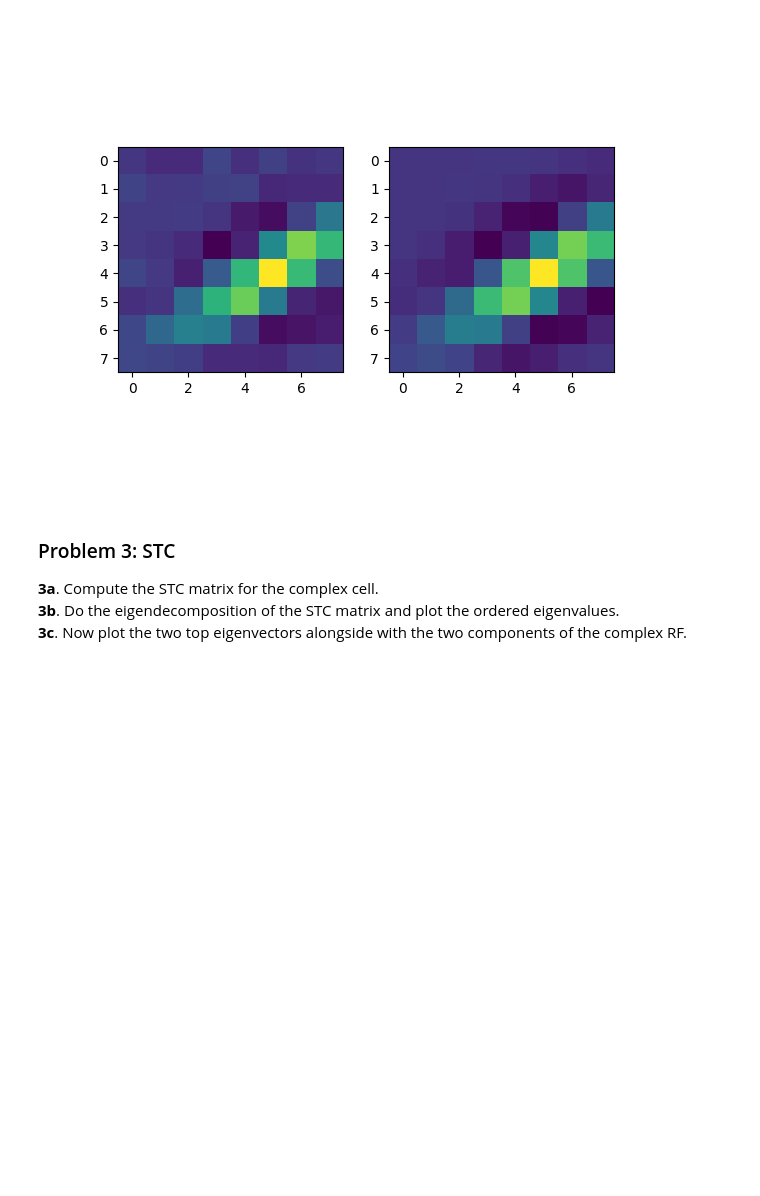
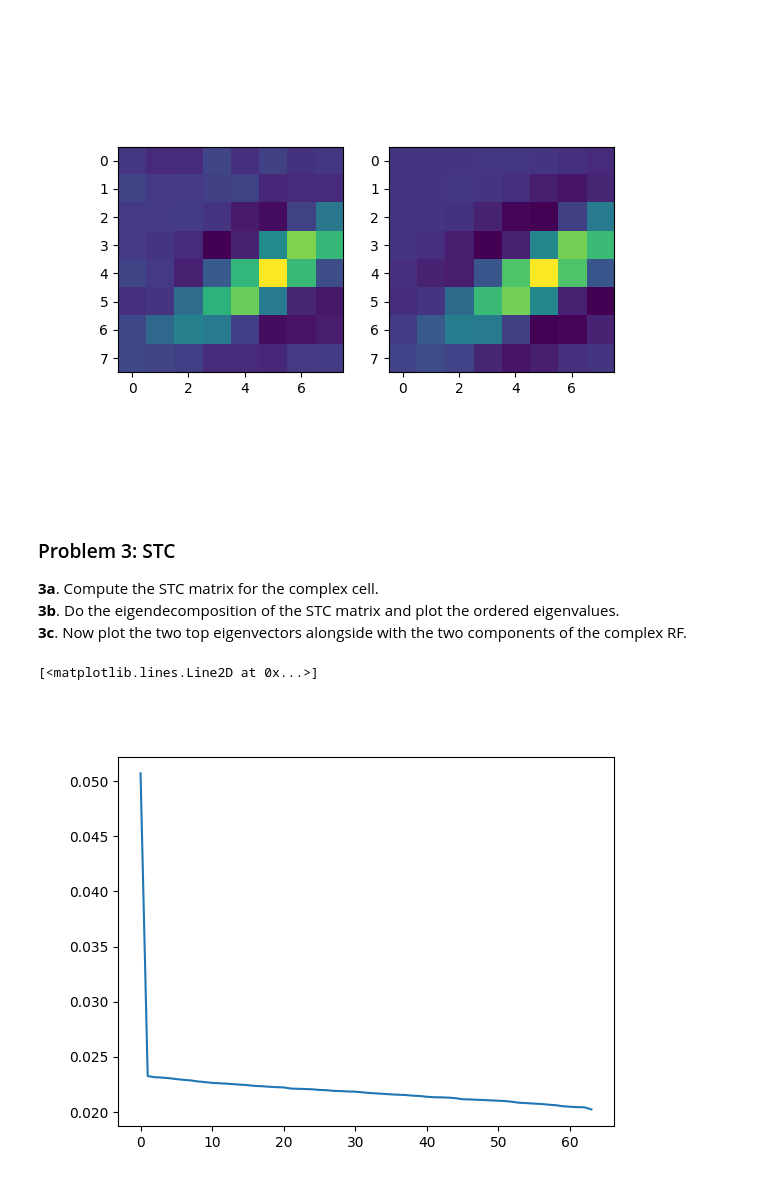
Before and after one commit to dbasrai/nuin443, a Jupyter notebook: problemSets/NUIN443_ps2_SystId-diya.ipynb, the cells around one changed output. Cells and saved outputs as stored; diff of their text form; code cells hidden in the pictures; blank space fills up the shorter version.

```diff
--- a/problemSets/NUIN443_ps2_SystId-diya.ipynb
+++ b/problemSets/NUIN443_ps2_SystId-diya.ipynb
@@ -124,7 +124,32 @@ ax[1].imshow(rf_groundtruth['simple_spatialKernel'])
 # %%
 # 3a. Compute the STC for the complex cell.
 # Remember that you need to subtract the STA, so that needs to be computed first!
+stim= stim_data['stim_sequence'].astype('float')
+stim_ts = stim_data['stim_ts_sec']
+#s_spikes = spike_data['spike_counts_simpleCell']
+c_spikes = spike_data['spike_counts_complexCell']
+spikes_ts = spike_data['spike_ts_sec']
+
+spikes_per_stim = []
+for stim_t in stim_ts:
+    spikes_per_stim.append(np.sum(c_spikes[np.logical_and(spikes_ts > stim_t, spikes_ts < stim_t+.1)]))
+
+spikes_per_stim = np.array(spikes_per_stim)
+stim_reshape =stim.reshape(stim.shape[0]*stim.shape[1], stim.shape[2]).T
+
+STA = 1/np.sum(c_spikes) * (spikes_per_stim @ stim_reshape)
+
+STC = 1/np.sum(c_spikes) * ((stim_reshape - STA).T @ (stim_reshape - STA))
 # %%
 # 3b. Do the eigendecomposition of the STC matrix and plot the ordered eigenvalues
 # (note that an ordered output is not guaranteed)
 # (it's fine to use the numpy function)
+evalues, evectors = np.linalg.eig(STC)
+sorts = evalues.argsort()
+sort_evalues = evalues[sorts[::-1]]
+sort_evectors = evectors[sorts[::-1]]
+fig, ax = plt.subplots()
+ax.plot(sort_evalues)
+# %% [output]
+[<matplotlib.lines.Line2D at 0x...>]
+[figure, added]
```
Also changed, not shown: parts of 3 cells of this notebook.
